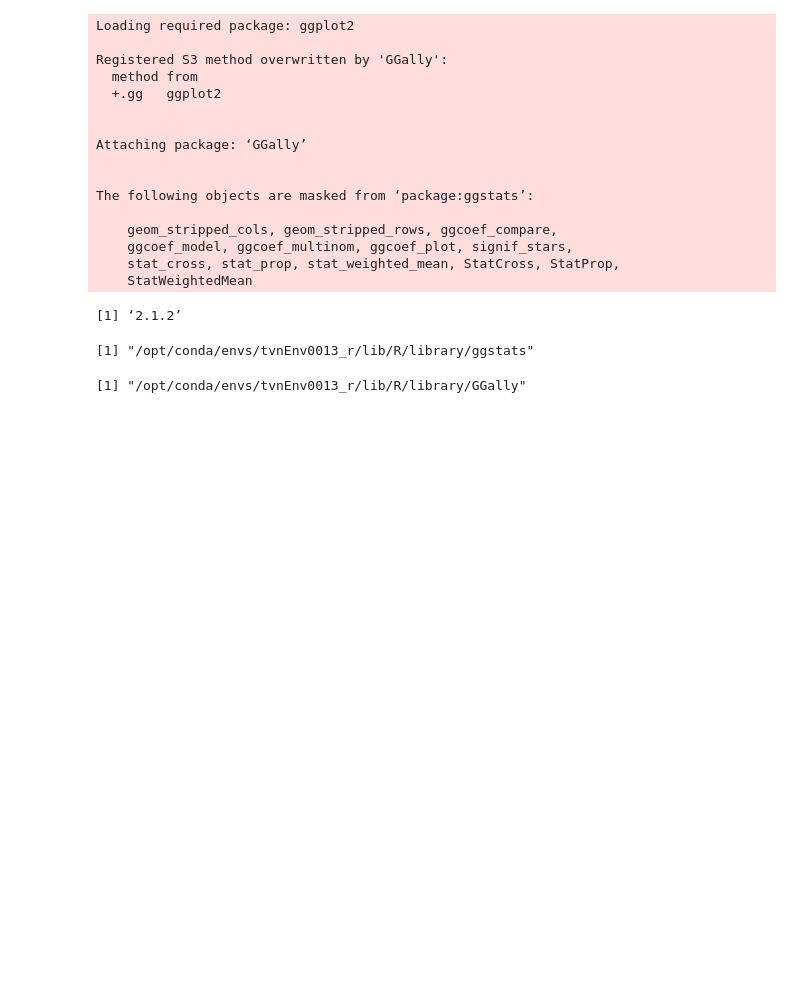
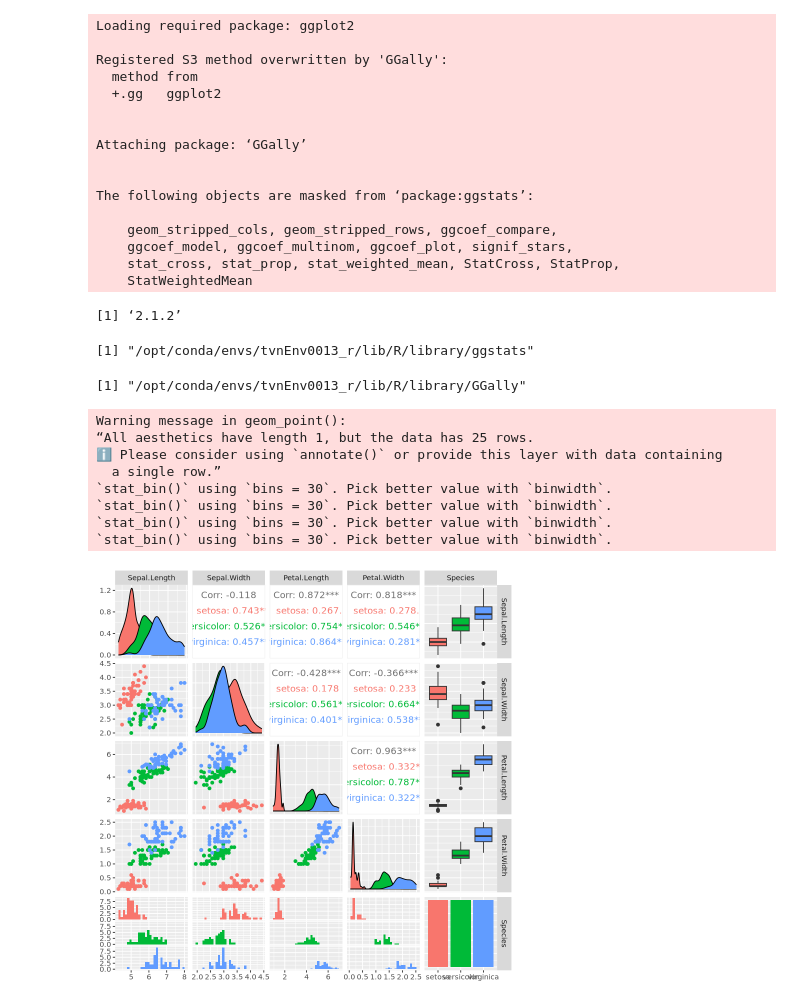
Before and after one commit to thuanguyen/course_learning, a Jupyter notebook: couresa/ibm_data_science/c2.tools_for_data_science/plotting.ipynb, the cells around one changed output. Drawn from its saved outputs; the diff is of its cells as text; code cells hidden in the pictures; blank space fills up the shorter version.

```diff
--- a/couresa/ibm_data_science/c2.tools_for_data_science/plotting.ipynb
+++ b/couresa/ibm_data_science/c2.tools_for_data_science/plotting.ipynb
@@ -32,0 +36,13 @@ find.package("GGally")
+# %%
+library(GGally)
+ggpairs(iris, mapping=ggplot2::aes(colour = Species))
+# %% [output]
+Warning message in geom_point():
+“All aesthetics have length 1, but the data has 25 rows.
+ℹ Please consider using `annotate()` or provide this layer with data containing
+  a single row.”
+`stat_bin()` using `bins = 30`. Pick better value with `binwidth`.
+`stat_bin()` using `bins = 30`. Pick better value with `binwidth`.
+`stat_bin()` using `bins = 30`. Pick better value with `binwidth`.
+`stat_bin()` using `bins = 30`. Pick better value with `binwidth`.
+[figure, added]
```
Also changed, not shown: parts of 1 cell of this notebook.
